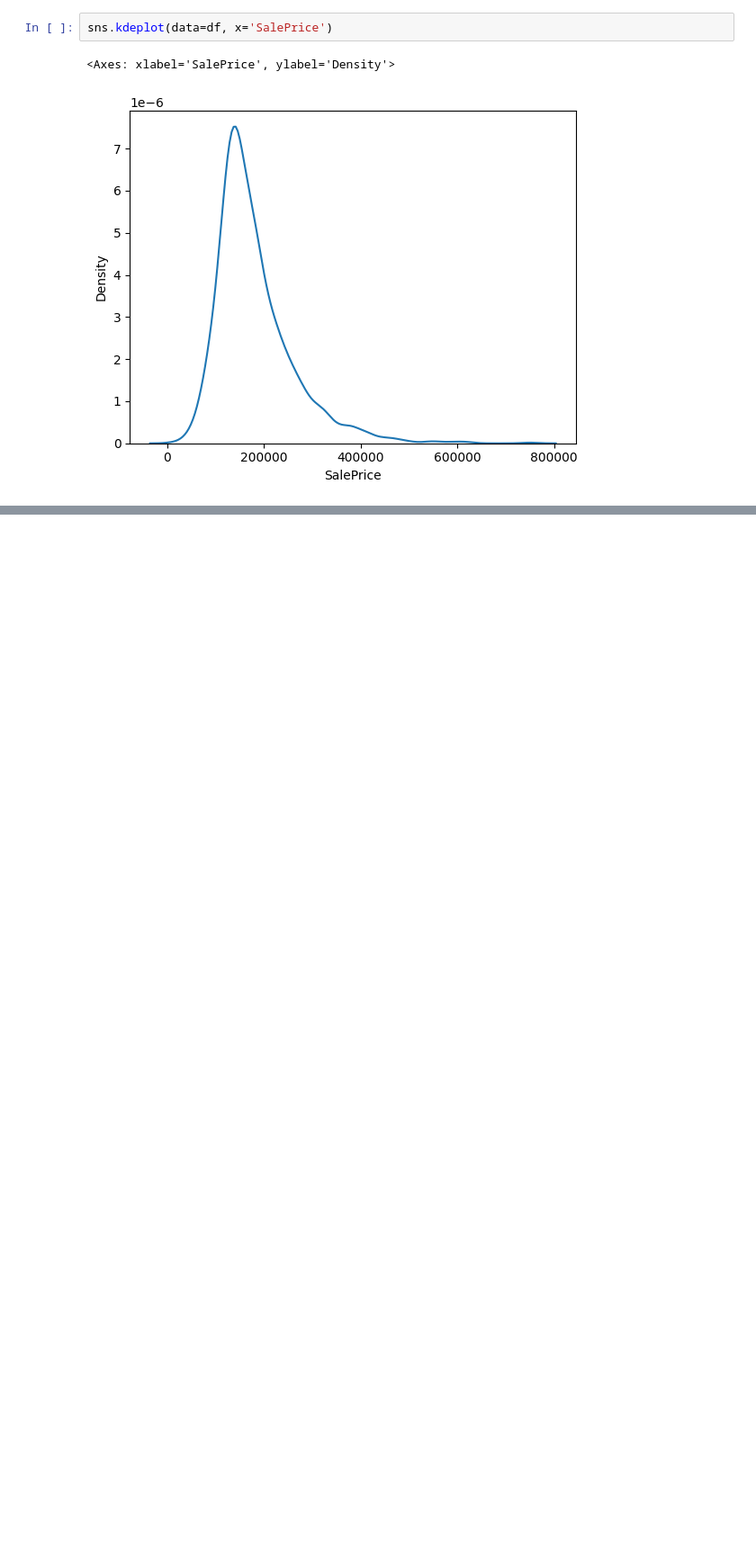
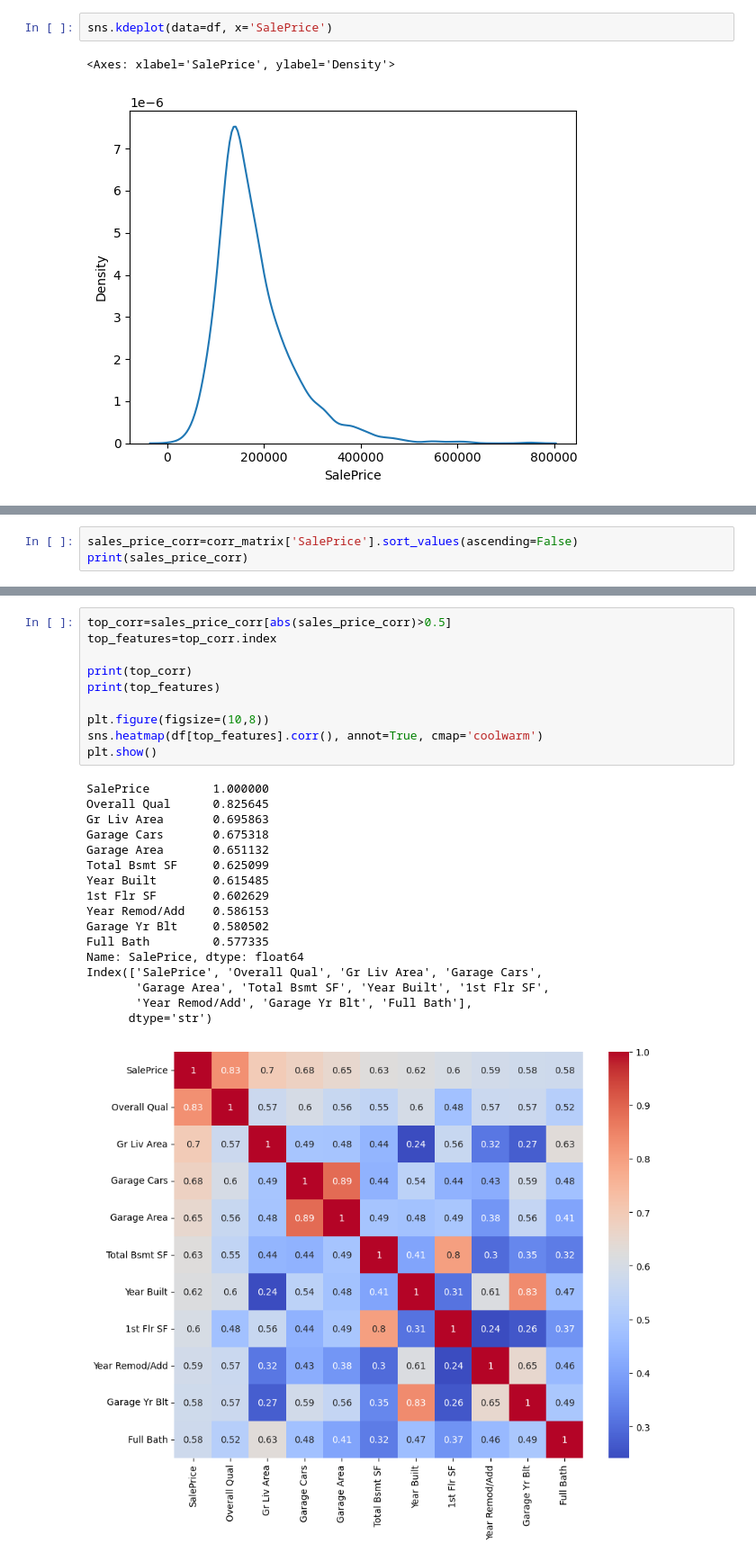
Before and after one commit to om-bhinsara/ames-house-price-prediction, a Jupyter notebook: notebooks/notebook.ipynb, the cells around one changed output, grey strips where cells are left out. Shown at 90% size. Cells and saved outputs as stored; diff of their text form; blank space fills up the shorter version.

```diff
--- a/notebooks/notebook.ipynb
+++ b/notebooks/notebook.ipynb
@@ -180,0 +211,3 @@ sns.kdeplot(data=df, x='SalePrice')
+# %%
+sales_price_corr=corr_matrix['SalePrice'].sort_values(ascending=False)
+print(sales_price_corr)
@@ -180,0 +238,28 @@ sns.kdeplot(data=df, x='SalePrice')
+# %%
+top_corr=sales_price_corr[abs(sales_price_corr)>0.5]
+top_features=top_corr.index
+
+print(top_corr)
+print(top_features)
+
+plt.figure(figsize=(10,8))
+sns.heatmap(df[top_features].corr(), annot=True, cmap='coolwarm')
+plt.show()
+# %% [output]
+SalePrice         1.000000
+Overall Qual      0.825645
+Gr Liv Area       0.695863
+Garage Cars       0.675318
+Garage Area       0.651132
+Total Bsmt SF     0.625099
+Year Built        0.615485
+1st Flr SF        0.602629
+Year Remod/Add    0.586153
+Garage Yr Blt     0.580502
+Full Bath         0.577335
+Name: SalePrice, dtype: float64
+Index(['SalePrice', 'Overall Qual', 'Gr Liv Area', 'Garage Cars',
+       'Garage Area', 'Total Bsmt SF', 'Year Built', '1st Flr SF',
+       'Year Remod/Add', 'Garage Yr Blt', 'Full Bath'],
+      dtype='str')
+[figure, added]
```
Also changed, not shown: parts of 8 cells of this notebook.
